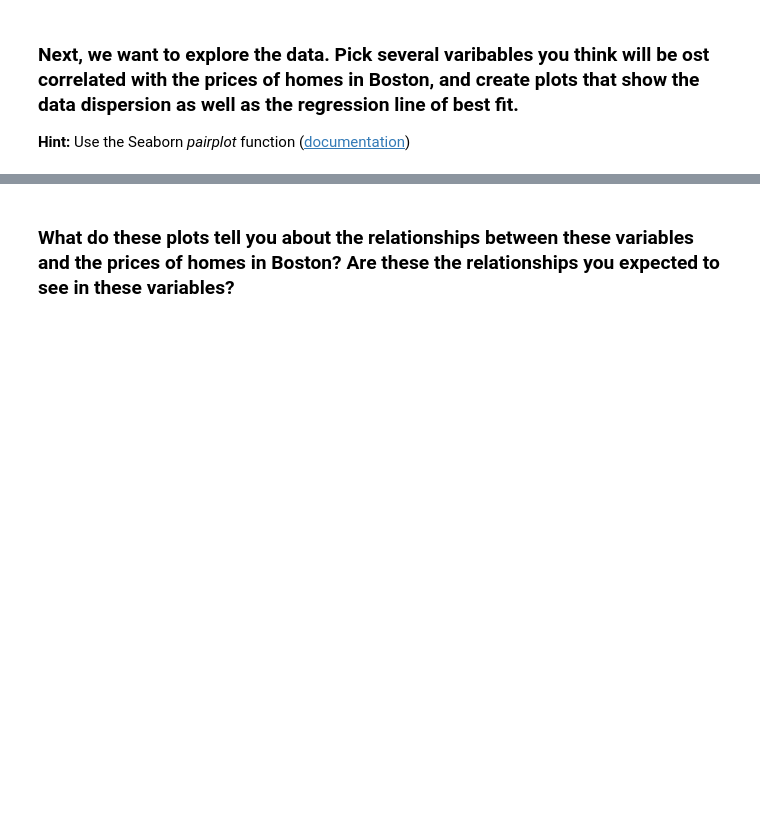
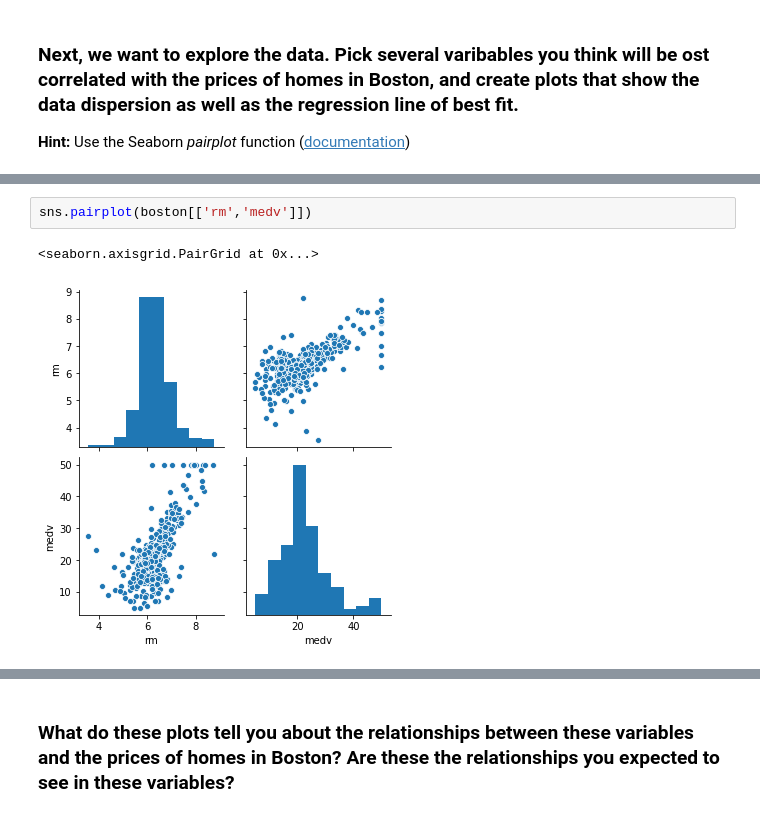
Before and after one commit to yidic/lab-problems-with-ML, a Jupyter notebook: your-code/lab_boston_housing.ipynb, the cells around one changed output, grey strips where cells are left out. Drawn from its saved outputs; the diff is of its cells as text; blank space fills up the shorter version.

```diff
--- a/your-code/lab_boston_housing.ipynb
+++ b/your-code/lab_boston_housing.ipynb
@@ -20,0 +63,5 @@ Since we want to predict the value of houses, the **target variable**, `'MEDV'`,
+# %%
+sns.pairplot(boston[['rm','medv']])
+# %% [output]
+<seaborn.axisgrid.PairGrid at 0x...>
+[figure, added]
```
Also changed, not shown: parts of 23 cells of this notebook, 1 other file.
